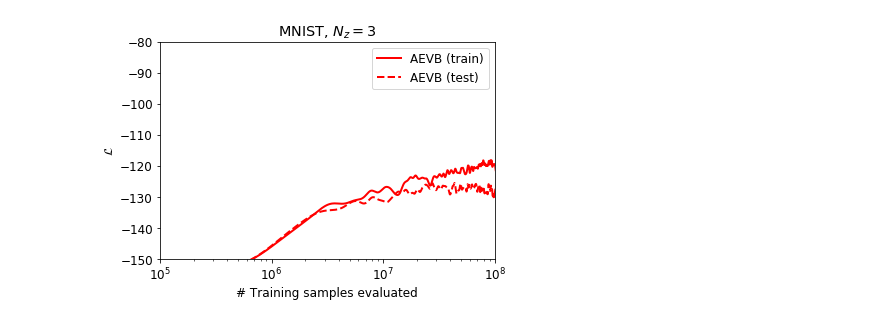
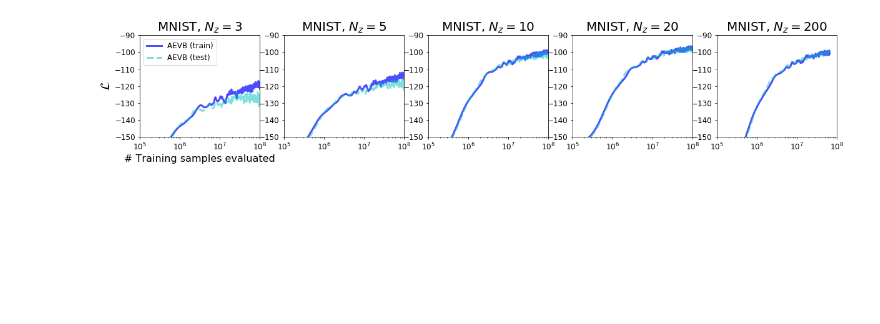
Before and after one commit to rshen36/vae, a Jupyter notebook: viz.ipynb, the cells around one changed output. Cells and saved outputs as stored; diff of their text form; code cells hidden in the pictures; blank space fills up the shorter version.

Commit message:
visualization of training curves finalized

```diff
--- a/viz.ipynb
+++ b/viz.ipynb
@@ -10,35 +10,39 @@ import matplotlib.pyplot as plt
 # import seaborn as sns
 from scipy.ndimage.filters import gaussian_filter1d
 
-RESULTS_DIR = "./bernoulli_vae_mnist_h500_k1_z/"
+RESULTS_DIR = "./bernoulli_vae_mnist_h500_k1_z"
 RESULTS_F = "results.csv"
 dims = [3, 5, 10, 20, 200]
 # %%
 matplotlib.rcParams.update({'font.size': 12})
+fig = plt.figure(figsize=(20,3))
 
 for i, dim in enumerate(dims):
     train = os.path.join(RESULTS_DIR + str(dim), RESULTS_F)
     train_df = pd.read_csv(train)
 
     train_smoothed = gaussian_filter1d(train_df['ELBO'], sigma=5)
     test_smoothed = gaussian_filter1d(train_df['Test ELBO'], sigma=5)
 
-    fig = plt.figure()
-    ax = plt.axes()
+    ax = fig.add_subplot(1, 5, i+1)
     ax.set_xscale("log")
     ax.set_xlim(left=10**5, right=10**8)
-    ax.set_ylim(bottom=-150, top=-80)
-    ax.set_xlabel('# Training samples evaluated')
-    ax.set_ylabel(r'$\mathcal{L}$')
+    ax.set_ylim(bottom=-150, top=-90)
+
 
     # raw_train_line, = ax.plot(train_df['Samples'], train_df['ELBO'], color="b", label="raw")
-    smooth_train_line, = ax.plot(train_df['Samples'], train_smoothed, linewidth=2, color='r', label="AEVB (train)")
+    smooth_train_line, = ax.plot(train_df['Samples'], train_smoothed, linewidth=3, color='b',
+                                 label="AEVB (train)", alpha=0.7)
     # raw_test_line, = ax.plot(train_df['Samples'], train_df['Test ELBO'], color="g", label="raw")
-    smooth_test_line, = ax.plot(train_df['Samples'], test_smoothed, linewidth=2,
-                                linestyle='--', color='r', label="AEVB (test)")
+    smooth_test_line, = ax.plot(train_df['Samples'], test_smoothed, linewidth=3, linestyle='--',
+                                color='c', label="AEVB (test)", alpha=0.5)
 
-    plt.legend()
-    plt.title(r"MNIST, $N_z =$" + str(dim))
-    plt.show()
+    if i == 0:
+        ax.set_xlabel('# Training samples evaluated', fontsize=16)
+        ax.set_ylabel(r'$\mathcal{L}$', fontsize=20)
+        plt.legend(loc="upper left")
+
+    plt.title(r"MNIST, $N_z =$" + str(dim), fontsize=20)
+plt.show()
 # %% [output]
-[figure, old version]
+[figure, new version]
```
Also changed, not shown: 2 other files.
